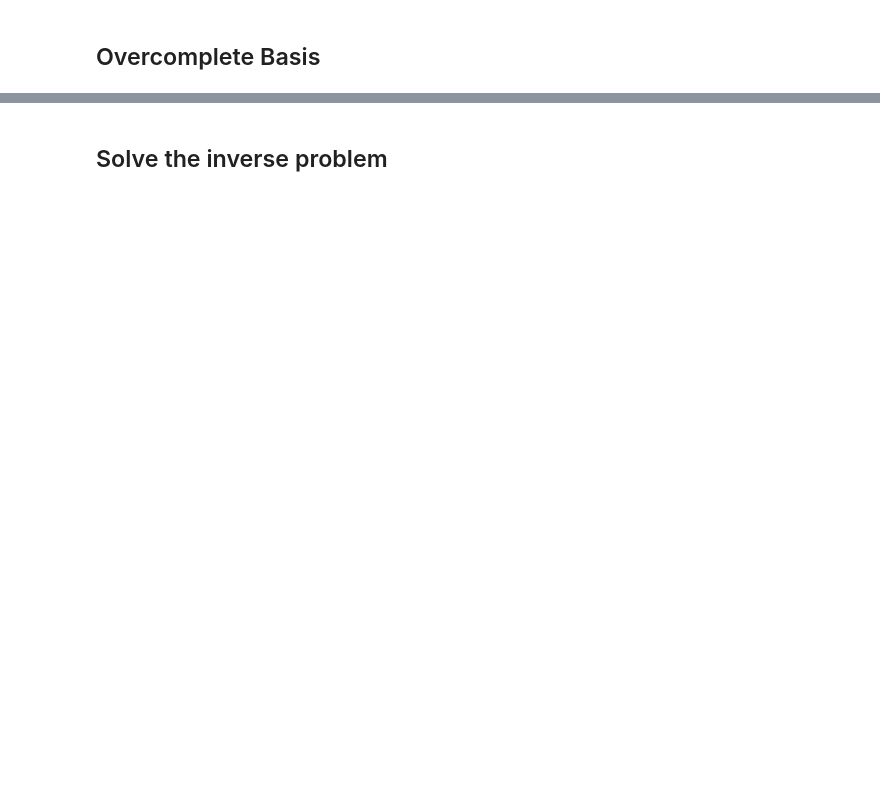
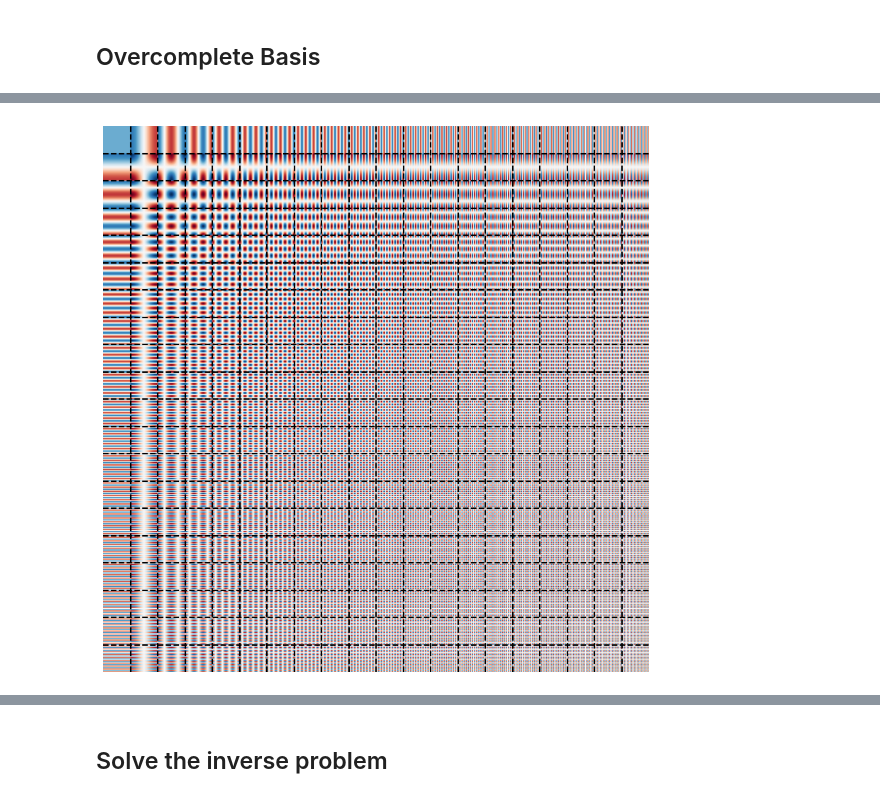
Before and after one commit to auggiemarignier/octo, a Jupyter notebook: examples/example.ipynb, the cells around one changed output, grey strips where cells are left out. Drawn from its saved outputs; the diff is of its cells as text; code cells hidden in the pictures; blank space fills up the shorter version.

```diff
--- a/examples/example.ipynb
+++ b/examples/example.ipynb
@@ -72,0 +87,4 @@ Create an overcomplete basis, weighting the two bases and overall regularisation
+# %%
+cosine.plot(figsize=(10, 10))
+# %% [output]
+[figure, added]
```
Also changed, not shown: parts of 24 cells of this notebook.
